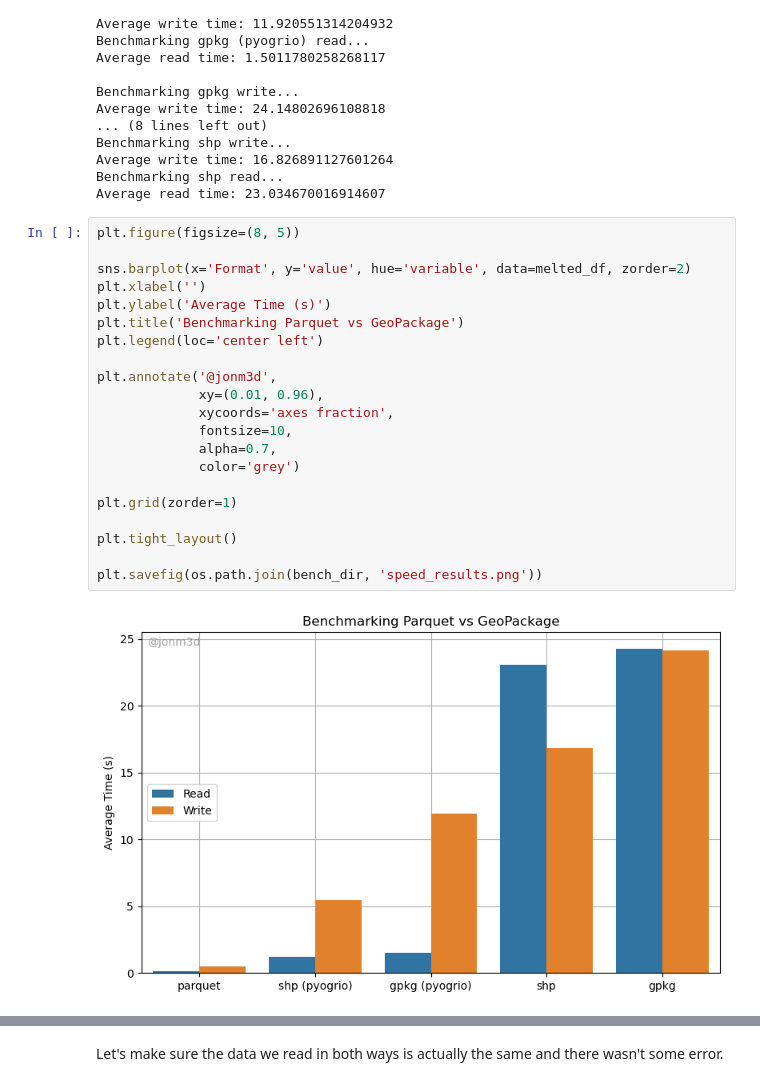
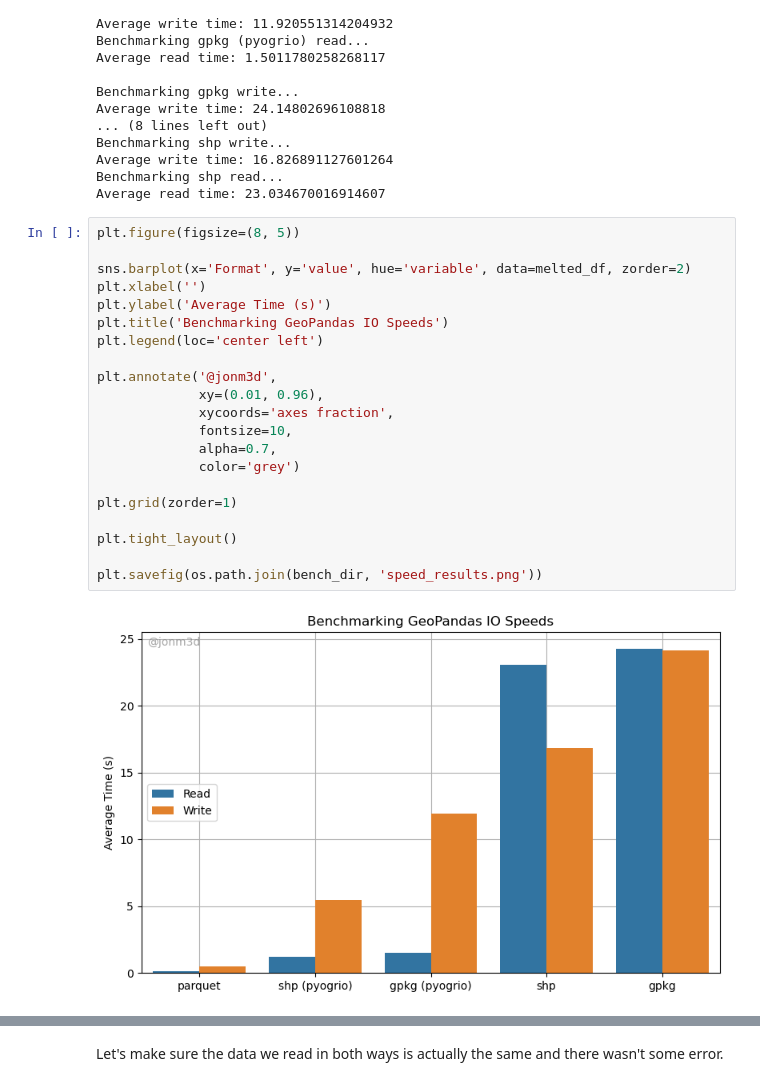
Before and after one commit to jonm3D/geobench, a Jupyter notebook: gpkg_vs_parquet_benchmark.ipynb, the cells around one changed output, grey strips where cells are left out. Saved outputs shown, nothing was run; the diff lists cells and outputs as text.

```diff
--- a/gpkg_vs_parquet_benchmark.ipynb
+++ b/gpkg_vs_parquet_benchmark.ipynb
@@ -125,26 +125,26 @@ Average read time: 23.034670016914607
 # %%
 plt.figure(figsize=(8, 5))
 
 sns.barplot(x='Format', y='value', hue='variable', data=melted_df, zorder=2)
 plt.xlabel('')
 plt.ylabel('Average Time (s)')
-plt.title('Benchmarking Parquet vs GeoPackage')
+plt.title('Benchmarking GeoPandas IO Speeds')
 plt.legend(loc='center left')
 
 plt.annotate('@jonm3d',
              xy=(0.01, 0.96),
              xycoords='axes fraction',
              fontsize=10,
              alpha=0.7,
              color='grey')
 
 plt.grid(zorder=1)
 
 plt.tight_layout()
 
 plt.savefig(os.path.join(bench_dir, 'speed_results.png'))
 # %% [output]
-[figure, old version]
+[figure, new version]
 # %%
 def get_file_size(file_path):
     size = os.path.getsize(file_path) / 1024 / 1024  # Convert to MB
```
Also changed, not shown: parts of 2 cells of this notebook, 2 other files.
